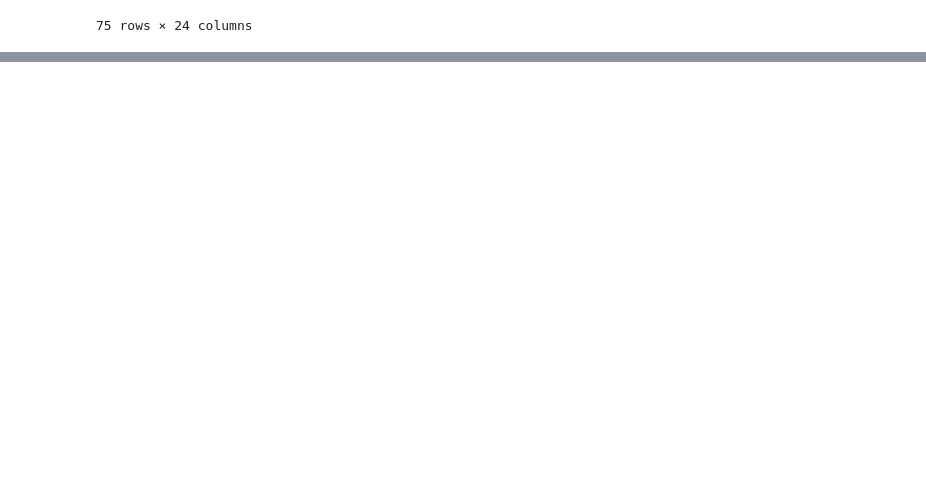
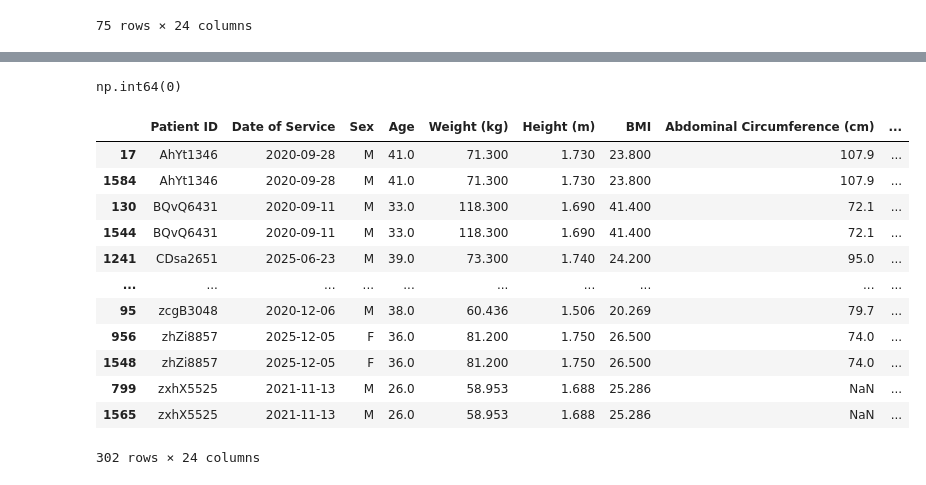
Before and after one commit to AlisonAristizabal/MaterialDeClase-ISIS-2611, a Jupyter notebook: Laboratorios/L1 Regresion Lineal/AnlisisDatos.ipynb, the cells around one changed output, grey strips where cells are left out. Cells and saved outputs as stored; diff of their text form; code cells hidden in the pictures; blank space fills up the shorter version.

```diff
--- a/Laboratorios/L1 Regresion Lineal/AnlisisDatos.ipynb
+++ b/Laboratorios/L1 Regresion Lineal/AnlisisDatos.ipynb
@@ -234,0 +344,17 @@ Patient ID: pgnn4679 → 2 apariciones
+# %%
+dataModelo1=data.copy()
+# %%
+def convertir_fecha(fecha):
+    if pd.isna(fecha):
+        return pd.NaT
+    try:
+        return pd.to_datetime(fecha)
+    except:
+        try:
+            return pd.Timestamp(parser.parse(str(fecha)))
+        except:
+            return pd.NaT
+
+# ESTA ES LA LÍNEA CLAVE - Aplicar conversión
+dataModelo1['Date of Service'] = dataModelo1['Date of Service'].apply(convertir_fecha)
+dataModelo1
@@ -234,0 +375,20 @@ Patient ID: pgnn4679 → 2 apariciones
+# %%
+dataModelo1['Date of Service'].isna().sum()
+# %% [output]
+np.int64(0)
+# %%
+dataModelo1[dataModelo1.duplicated(keep=False)].sort_values("Patient ID")
+# %% [output]
+|  | Patient ID | Date of Service | Sex | Age | Weight (kg) | Height (m) | BMI | Abdominal Circumference (cm) | ... |
+| 17 | AhYt1346 | 2020-09-28 | M | 41.0 | 71.300 | 1.730 | 23.800 | 107.9 | ... |
+| 1584 | AhYt1346 | 2020-09-28 | M | 41.0 | 71.300 | 1.730 | 23.800 | 107.9 | ... |
+| 130 | BQvQ6431 | 2020-09-11 | M | 33.0 | 118.300 | 1.690 | 41.400 | 72.1 | ... |
+| 1544 | BQvQ6431 | 2020-09-11 | M | 33.0 | 118.300 | 1.690 | 41.400 | 72.1 | ... |
+| 1241 | CDsa2651 | 2025-06-23 | M | 39.0 | 73.300 | 1.740 | 24.200 | 95.0 | ... |
+| ... | ... | ... | ... | ... | ... | ... | ... | ... | ... |
+| 95 | zcgB3048 | 2020-12-06 | M | 38.0 | 60.436 | 1.506 | 20.269 | 79.7 | ... |
+| 956 | zhZi8857 | 2025-12-05 | F | 36.0 | 81.200 | 1.750 | 26.500 | 74.0 | ... |
+| 1548 | zhZi8857 | 2025-12-05 | F | 36.0 | 81.200 | 1.750 | 26.500 | 74.0 | ... |
+| 799 | zxhX5525 | 2021-11-13 | M | 26.0 | 58.953 | 1.688 | 25.286 | NaN | ... |
+| 1565 | zxhX5525 | 2021-11-13 | M | 26.0 | 58.953 | 1.688 | 25.286 | NaN | ... |
+302 rows × 24 columns
```
Also changed, not shown: parts of 24 cells of this notebook.
